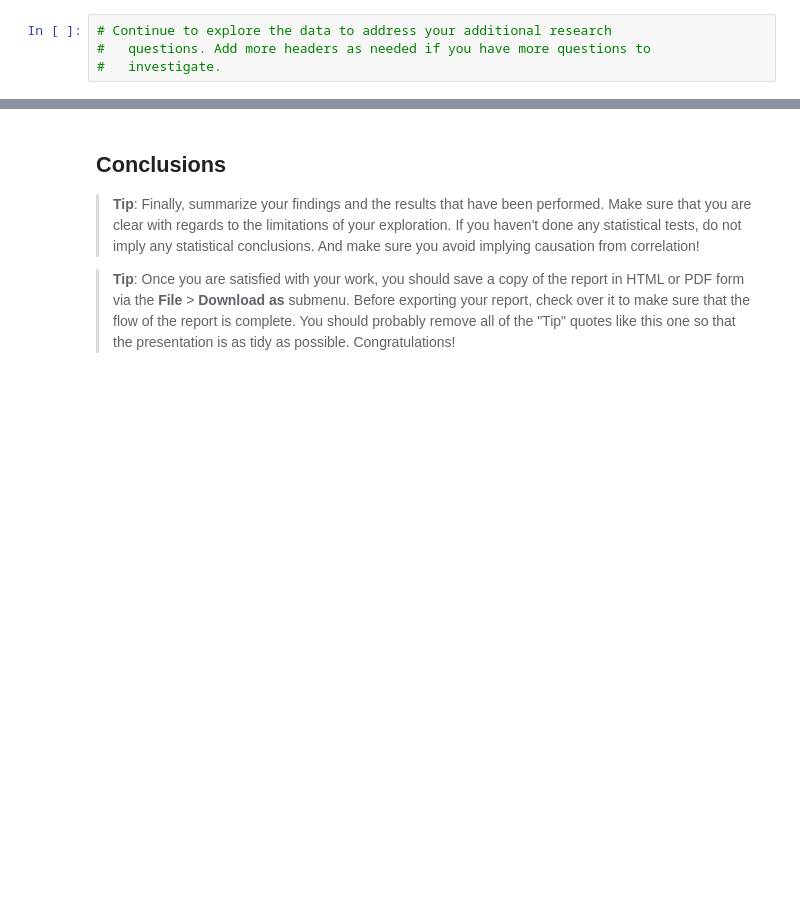
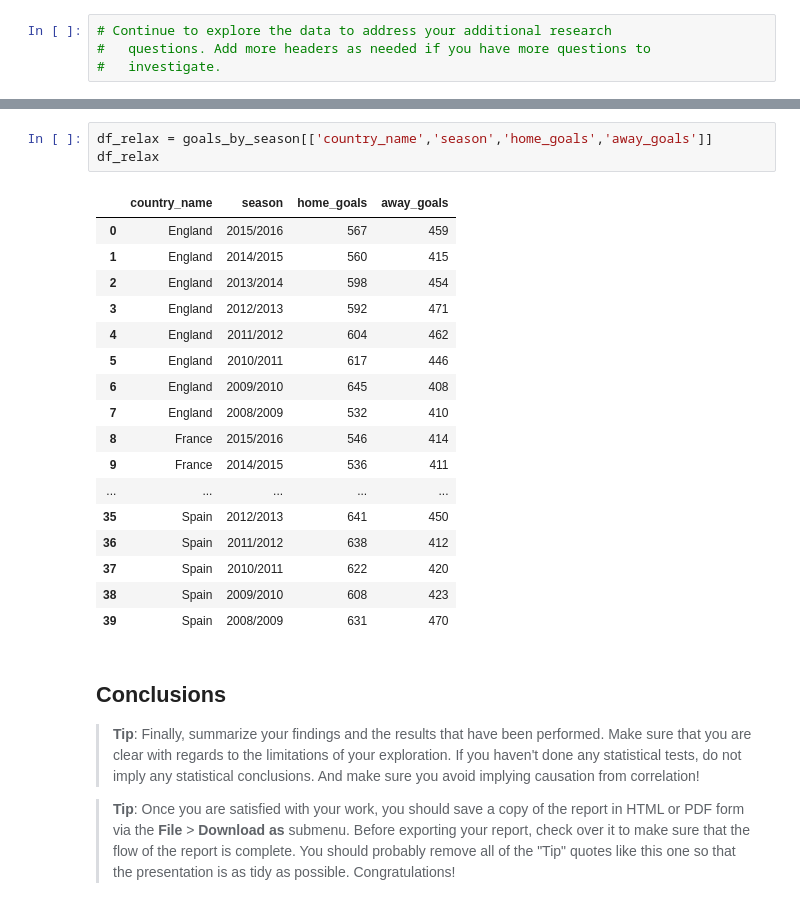
Before and after one commit to ipaulson/soccer-db, a Jupyter notebook: eu-soccer-db.ipynb, the cells around one changed output, grey strips where cells are left out. Cells and saved outputs as stored; diff of their text form; blank space fills up the shorter version.

```diff
--- a/eu-soccer-db.ipynb
+++ b/eu-soccer-db.ipynb
@@ -326,3 +362,24 @@ away = home_goals.sum().plot(kind="bar",title="Away Goals")
+# %%
+df_relax = goals_by_season[['country_name','season','home_goals','away_goals']]
+df_relax
+# %% [output]
+|  | country_name | season | home_goals | away_goals |
+| 0 | England | 2015/2016 | 567 | 459 |
+| 1 | England | 2014/2015 | 560 | 415 |
+| 2 | England | 2013/2014 | 598 | 454 |
+| 3 | England | 2012/2013 | 592 | 471 |
+| 4 | England | 2011/2012 | 604 | 462 |
+| 5 | England | 2010/2011 | 617 | 446 |
+| 6 | England | 2009/2010 | 645 | 408 |
+| 7 | England | 2008/2009 | 532 | 410 |
+| 8 | France | 2015/2016 | 546 | 414 |
+| 9 | France | 2014/2015 | 536 | 411 |
+| ... | ... | ... | ... | ... |
+| 35 | Spain | 2012/2013 | 641 | 450 |
+| 36 | Spain | 2011/2012 | 638 | 412 |
+| 37 | Spain | 2010/2011 | 622 | 420 |
+| 38 | Spain | 2009/2010 | 608 | 423 |
+| 39 | Spain | 2008/2009 | 631 | 470 |
 # %% [markdown]
 <a id='conclusions'></a>
 ## Conclusions
```
Also changed, not shown: parts of 6 cells of this notebook.
